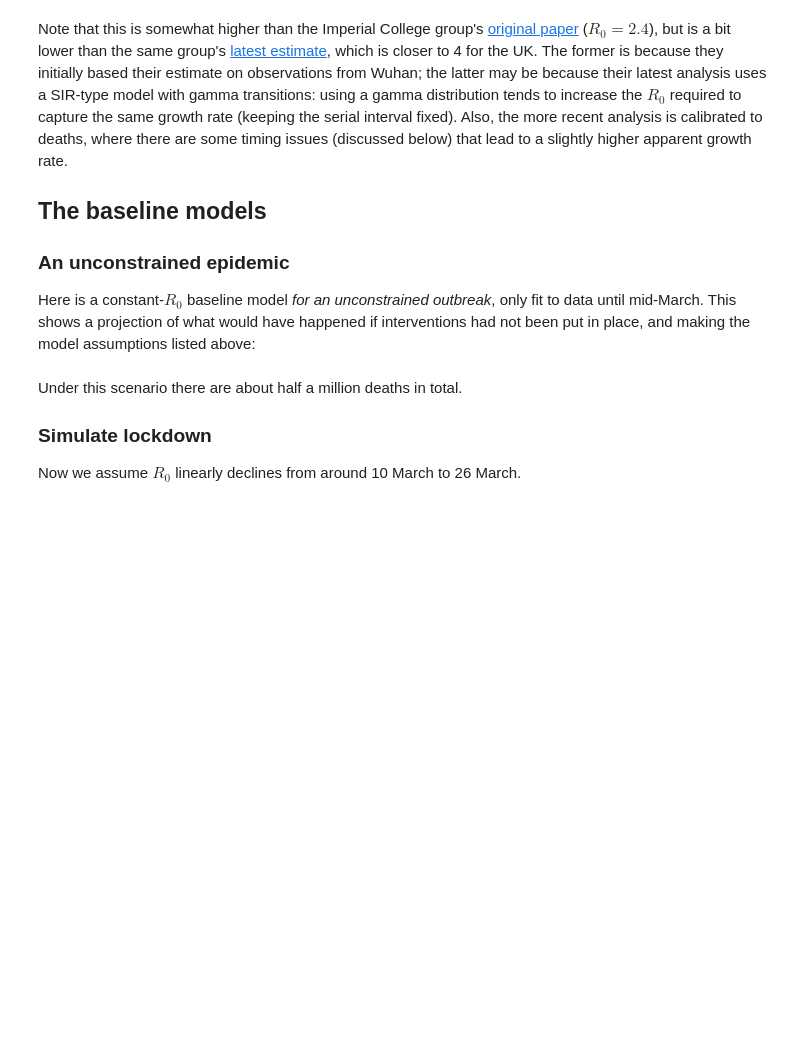
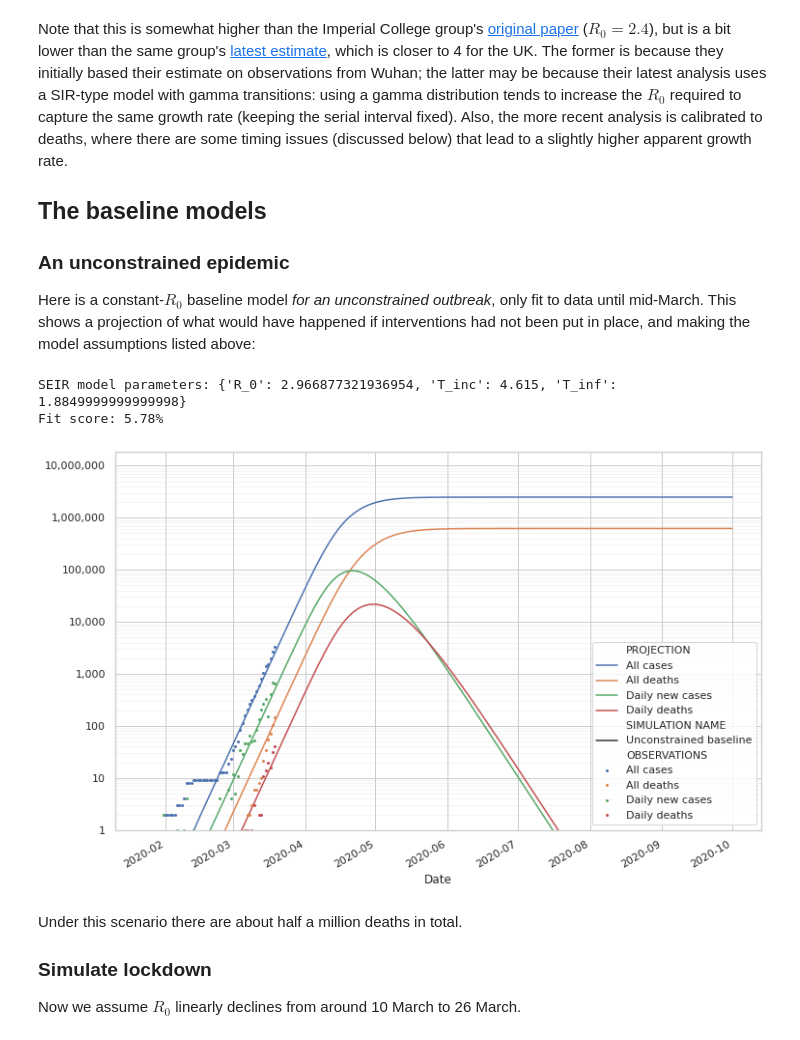
Before and after one commit to Sen-R/covid-19-modelling, a Jupyter notebook: Covid-19 SEIR Model.ipynb, the cells around one changed output. Cells and saved outputs as stored; diff of their text form; code cells hidden in the pictures; blank space fills up the shorter version.

```diff
--- a/Covid-19 SEIR Model.ipynb
+++ b/Covid-19 SEIR Model.ipynb
@@ -121,24 +144,25 @@ Here is a constant-$R_0$ baseline model *for an unconstrained outbreak*, only fi
 # %%
 SEIR_parameters = SEIRModel.calibrate_parameters(0.26, 6.5, 0.71)
 SEIRObs_parameters = {'R_0':2.9, 'T_inc':4.6, 'T_inf':1.9,
-                      'cdr':0.044, 'cfr':0.25,
+                      'cdr':0.01/.25, 'cfr':0.25,
                       'cv_detect':1/2, 'T_detect':15,
                       'cv_recover':1/3, 'T_recover':9,
                       'cv_death':1/2, 'T_death':9,
                       'initial_state':SEIR.make_state(S=6.64e7, I=1)}
 print('SEIR model parameters:', SEIR_parameters)
 unc_model = SEIRObsModel(T_start=-7, **SEIRObs_parameters)
-score = unc_model.fit_score(ts['Daily new cases'][ts['Date']<datetime(2020,3,20)],
-                            None,
-                            ts['Daily deaths'][ts['Date']<datetime(2020,3,20)],
-                            weights=[0., 0., 1.])
+score, params = unc_model.fit_score(ts['Daily new cases'][ts['Date']<datetime(2020,3,20)], None, ts['Daily deaths'][ts['Date']<datetime(2020,3,20)], weights=[0., 0., 1.])
 print('Fit score: {:0.2%}'.format(score))
 sim_baseline = pd.DataFrame(unc_model.simulate(2*365//3)).set_index('t')
 sim_baseline.index = number_to_dt(sim_baseline.index, day_zero).rename('Date')
 #sim_baseline.index = (day_zero + pd.to_timedelta(sim_baseline.index, 'D')).rename('Date')
 sim_baseline.to_csv('simdata/sim-baseline-parameters.csv')
 plot_simulations({'Unconstrained baseline': sim_baseline},
                  ts[ts['Date']<datetime(2020,3,20)]);
+# %% [output]
+SEIR model parameters: {'R_0': 2.966877321936954, 'T_inc': 4.615, 'T_inf': 1.8849999999999998}
+Fit score: 5.78%
+[figure, added]
 # %% [markdown]
 Under this scenario there are about half a million deaths in total.
 
```
Also changed, not shown: parts of 10 cells of this notebook, 6 other files.
